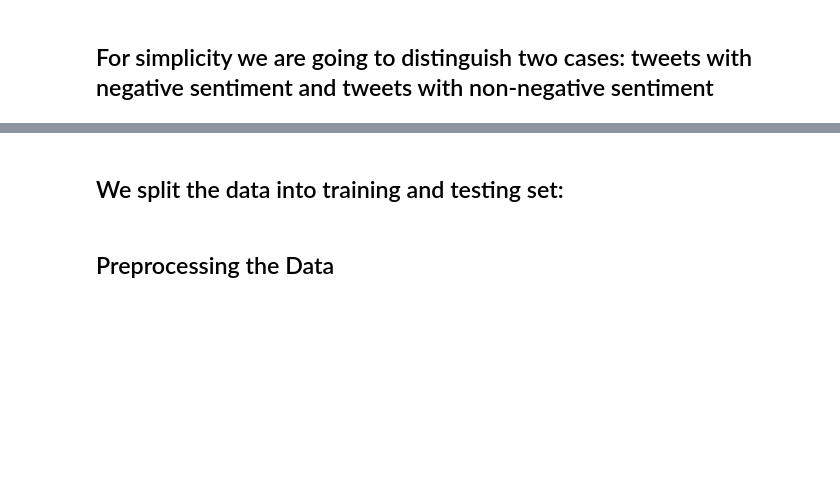
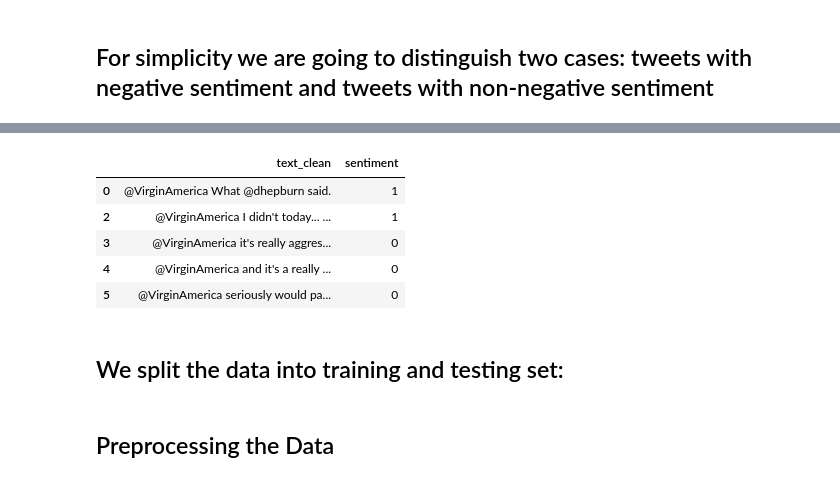
Before and after one commit to nikshrimali/TSAI_END, a Jupyter notebook: S1-Intro/Sentiment Analysis using SVM.ipynb, the cells around one changed output, grey strips where cells are left out. Drawn from its saved outputs; the diff is of its cells as text; code cells hidden in the pictures; blank space fills up the shorter version.

Commit message:
Uploading Assignment3

```diff
--- a/S1-Intro/Sentiment Analysis using SVM.ipynb
+++ b/S1-Intro/Sentiment Analysis using SVM.ipynb
@@ -65,7 +68,7 @@ data_clean['text_clean'] = data_clean['text'].apply(lambda x: BeautifulSoup(x, "
 # %% [markdown]
 ## For simplicity we are going to distinguish two cases: tweets with negative sentiment and tweets with non-negative sentiment
 # %%
-data_clean['sentiment'] = data_clean['airline_sentiment'].apply(--Fill--) #Hint: Assign 1 to negative class and 0 to rest
+data_clean['sentiment'] = data_clean['airline_sentiment'].apply(lambda x: 0 if x == 'negative' else 1)
 data_clean = data_clean.loc[:, ['text_clean', 'sentiment']]
 data_clean.head()
 # %% [output]
@@ -73,3 +75,9 @@ SyntaxError: invalid syntax (<ipython-input-5-cf7b7b4a864c>, line 1)
+|  | text_clean | sentiment |
+| 0 | @VirginAmerica What @dhepburn said. | 1 |
+| 2 | @VirginAmerica I didn't today... ... | 1 |
+| 3 | @VirginAmerica it's really aggres... | 0 |
+| 4 | @VirginAmerica and it's a really ... | 0 |
+| 5 | @VirginAmerica seriously would pa... | 0 |
 # %% [markdown]
 ## We split the data into training and testing set:
 # %%
```
Also changed, not shown: parts of 10 cells of this notebook, 4 other files.
